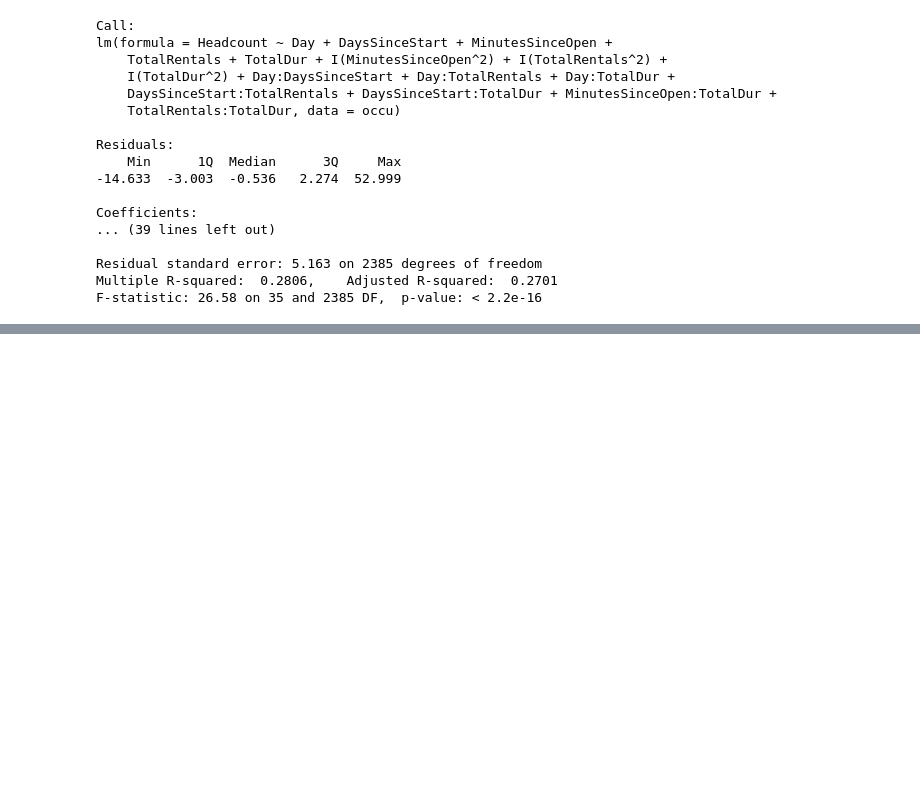
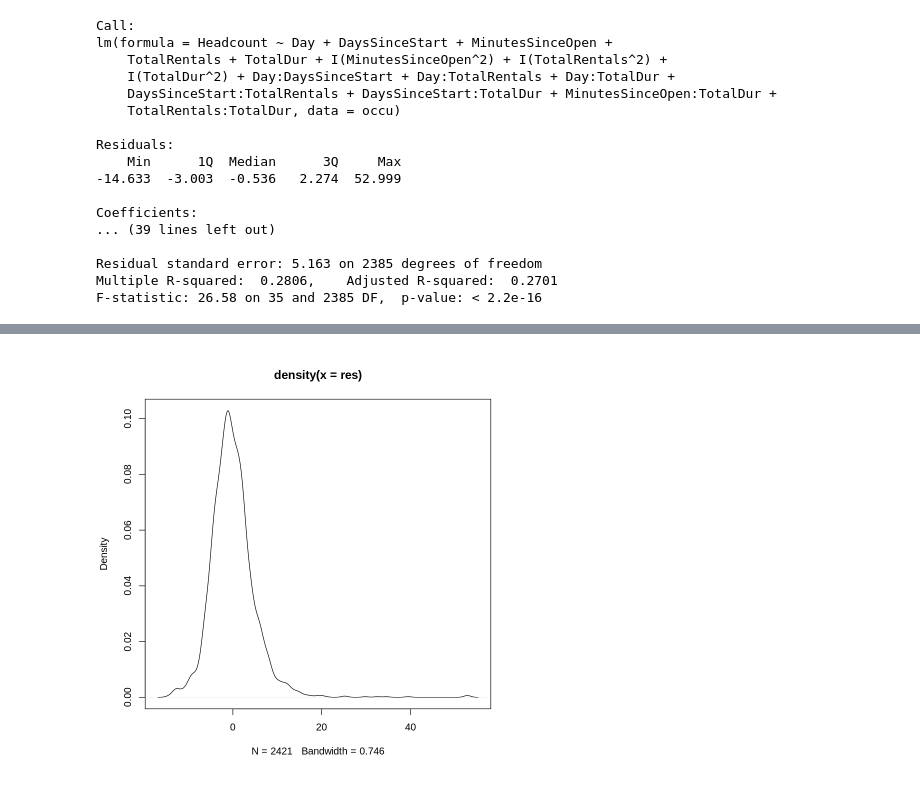
Before and after one commit to li-monogatarui/UC_predict, a Jupyter notebook: MATH352.ipynb, the cells around one changed output, grey strips where cells are left out. Saved outputs shown, nothing was run; the diff lists cells and outputs as text; code cells hidden in the pictures; blank space fills up the shorter version.

```diff
--- a/MATH352.ipynb
+++ b/MATH352.ipynb
@@ -144,0 +154,4 @@ F-statistic: 26.58 on 35 and 2385 DF,  p-value: < 2.2e-16
+# %%
+plot(density(res))
+# %% [output]
+[figure, added]
```
Also changed, not shown: parts of 3 cells of this notebook.
